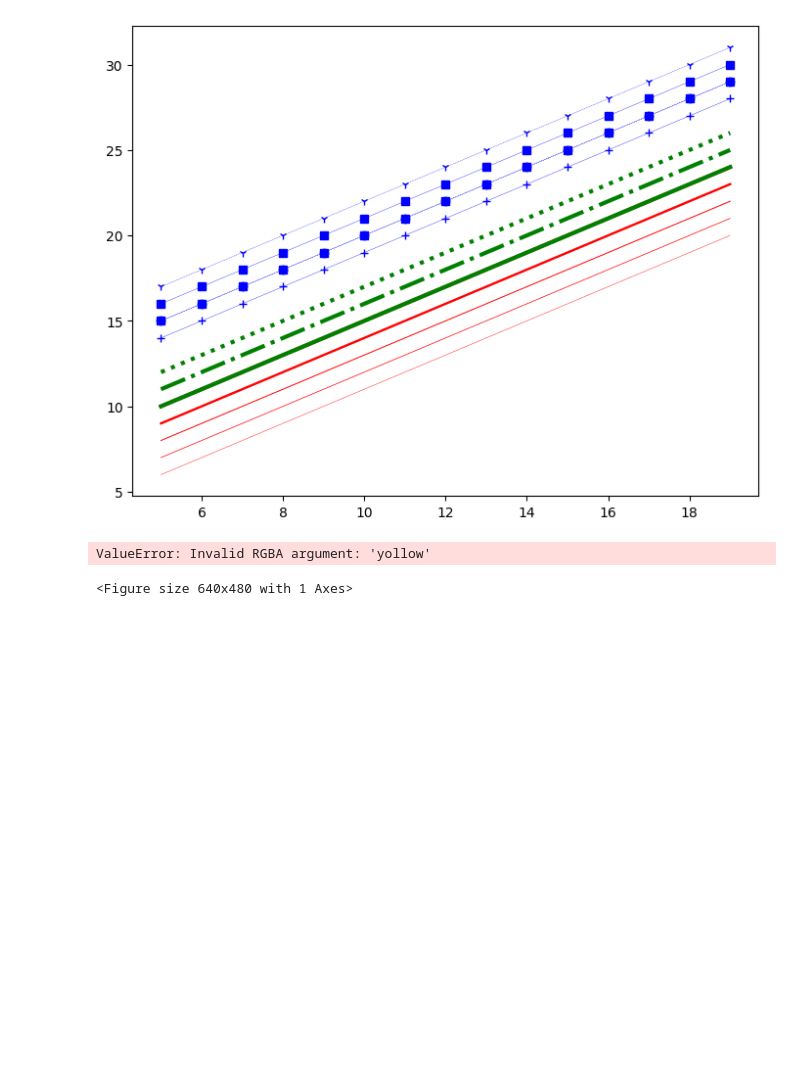
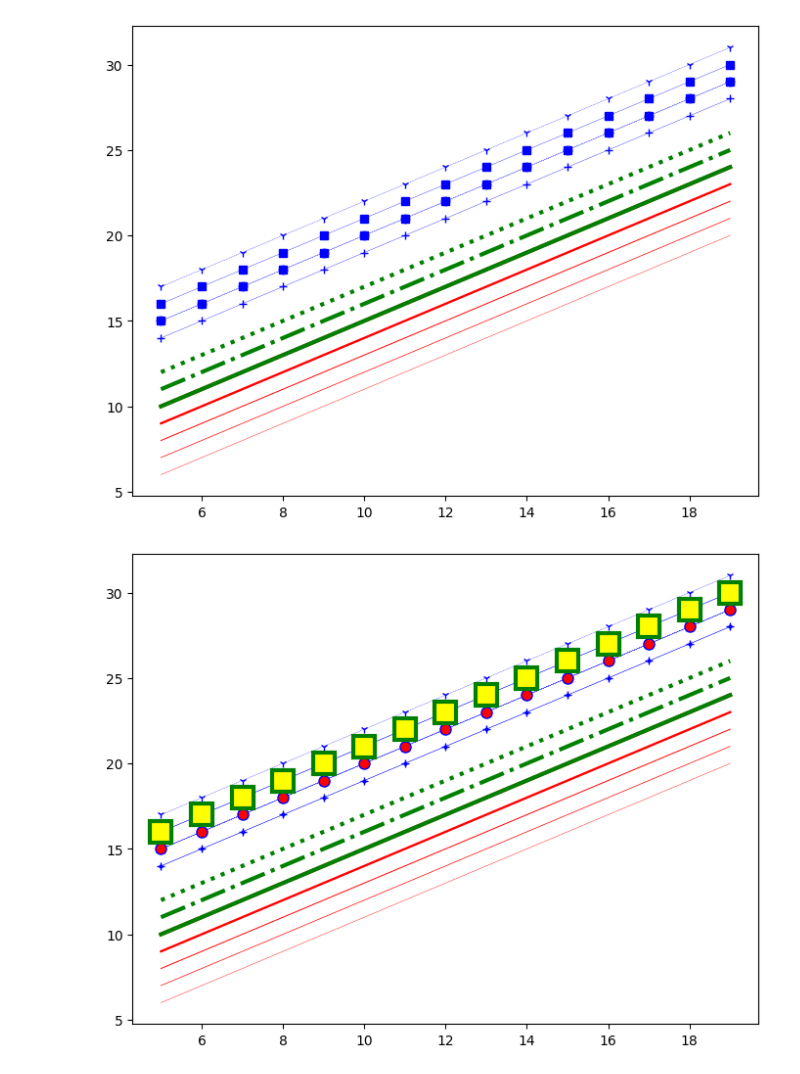
Before and after one commit to mdnaim2004/NOTE_ARCHIVE, a Jupyter notebook: matplotlib/intrio_to_matplotlib2.ipynb, the cells around one changed output. Drawn from its saved outputs; the diff is of its cells as text; code cells hidden in the pictures; blank space fills up the shorter version.

```diff
--- a/matplotlib/intrio_to_matplotlib2.ipynb
+++ b/matplotlib/intrio_to_matplotlib2.ipynb
@@ -216,11 +216,10 @@ fig
 # %%
 
 ax.plot(x, x+9,  color='blue', lw=.25, ls='-', marker='o', markersize=2)
 ax.plot(x, x+10, color='blue', lw=.25, ls='--', marker='o', markersize=4)
 ax.plot(x, x+10, color='blue', lw=.25, ls='--', marker='o', markersize=8, markerfacecolor='red')
-ax.plot(x, x+11, color='blue', lw=.25, ls='-', marker='s', markersize=16, markerfacecolor='green', markeredgewidth=3, markeredgecolor='green')
+ax.plot(x, x+11, color='blue', lw=.25, ls='-', marker='s', markersize=16, markerfacecolor='yellow', markeredgewidth=3, markeredgecolor='green')
 
 fig
 # %% [output]
-ValueError: Invalid RGBA argument: 'yollow'
-<Figure size 640x480 with 1 Axes>
+[figure, added]
```
